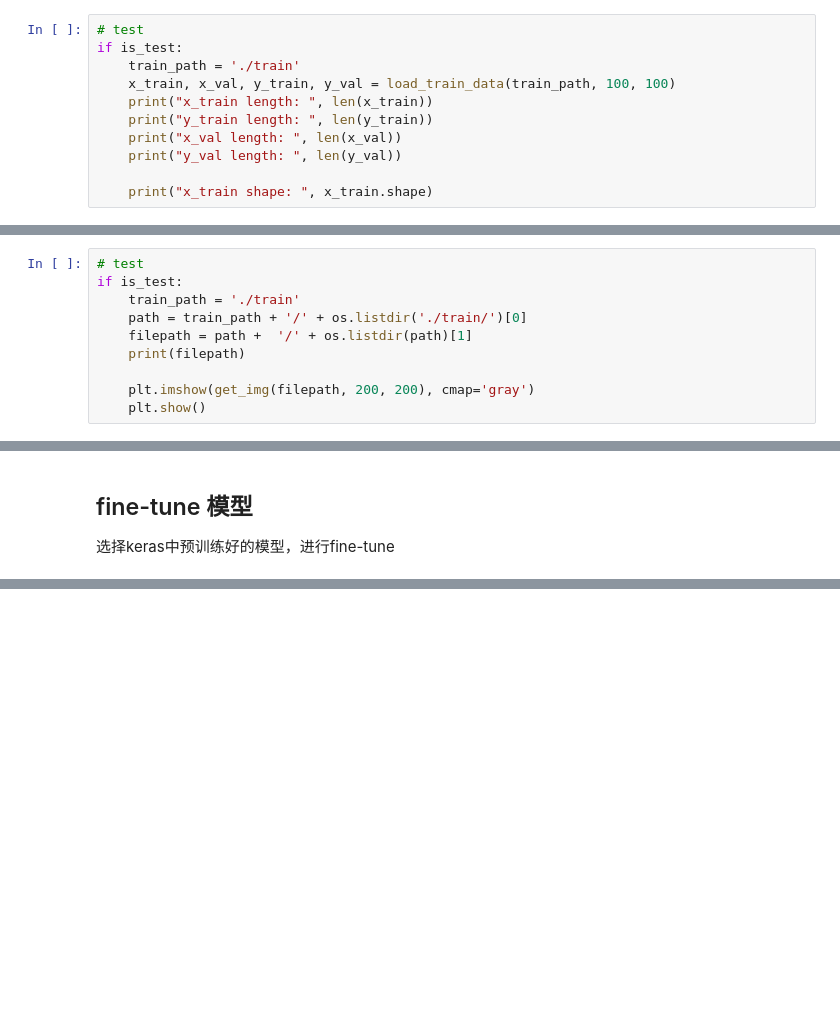
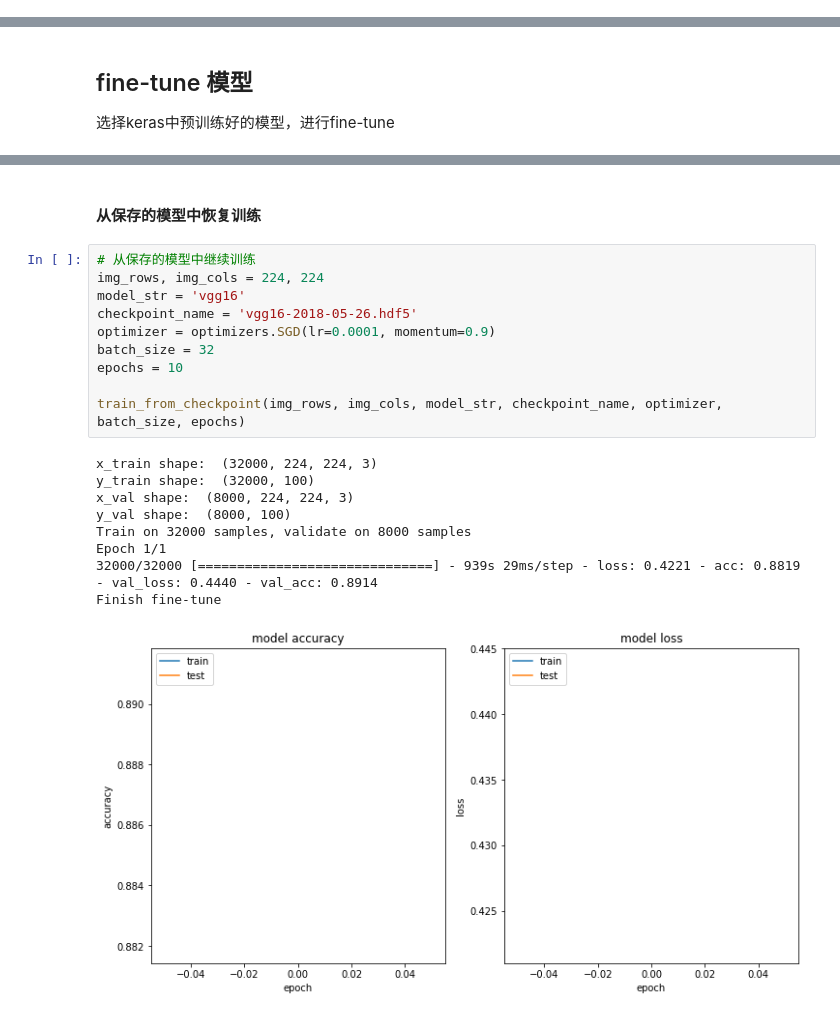
Before and after one commit to raywww/TMD1st_Chinese_character, a Jupyter notebook: TMD1st_Chinese_character.ipynb, the cells around one changed output, grey strips where cells are left out. Cells and saved outputs as stored; diff of their text form; blank space fills up the shorter version.

```diff
--- a/TMD1st_Chinese_character.ipynb
+++ b/TMD1st_Chinese_character.ipynb
@@ -142,14 +129,3 @@ def load_train_data(train_path, img_rows, img_cols, test_size=0.2):
                                                         test_size=0.2,
                                                         random_state=random_seed)
     return x_train, x_test, y_train, y_test
-# %%
-# test
-if is_test:
-    train_path = './train'
-    x_train, x_val, y_train, y_val = load_train_data(train_path, 100, 100)
-    print("x_train length: ", len(x_train))
-    print("y_train length: ", len(y_train))
-    print("x_val length: ", len(x_val))
-    print("y_val length: ", len(y_val))
-
-    print("x_train shape: ", x_train.shape)
@@ -162,11 +132 @@ x_train shape:  (320, 100, 100, 3)
-# %%
-# test
-if is_test:
-    train_path = './train'
-    path = train_path + '/' + os.listdir('./train/')[0]
-    filepath = path +  '/' + os.listdir(path)[1]
-    print(filepath)
-
-    plt.imshow(get_img(filepath, 200, 200), cmap='gray')
-    plt.show()
 # %%
@@ -347,3 +380,25 @@ Finish fine-tune
 [figure]
 8000/8000 [==============================] - 70s 9ms/step
 Final log_loss: 0.4767516372647409, epochs: 4
+# %% [markdown]
+#### 从保存的模型中恢复训练
+# %%
+# 从保存的模型中继续训练
+img_rows, img_cols = 224, 224
+model_str = 'vgg16'
+checkpoint_name = 'vgg16-2018-05-26.hdf5'
+optimizer = optimizers.SGD(lr=0.0001, momentum=0.9)
+batch_size = 32
+epochs = 10
+
+train_from_checkpoint(img_rows, img_cols, model_str, checkpoint_name, optimizer, batch_size, epochs)
+# %% [output]
+x_train shape:  (32000, 224, 224, 3)
+y_train shape:  (32000, 100)
+x_val shape:  (8000, 224, 224, 3)
+y_val shape:  (8000, 100)
+Train on 32000 samples, validate on 8000 samples
+Epoch 1/1
+32000/32000 [==============================] - 939s 29ms/step - loss: 0.4221 - acc: 0.8819 - val_loss: 0.4440 - val_acc: 0.8914
+Finish fine-tune
+[figure, added]
```
Also changed, not shown: parts of 28 cells of this notebook, 2 other files.
